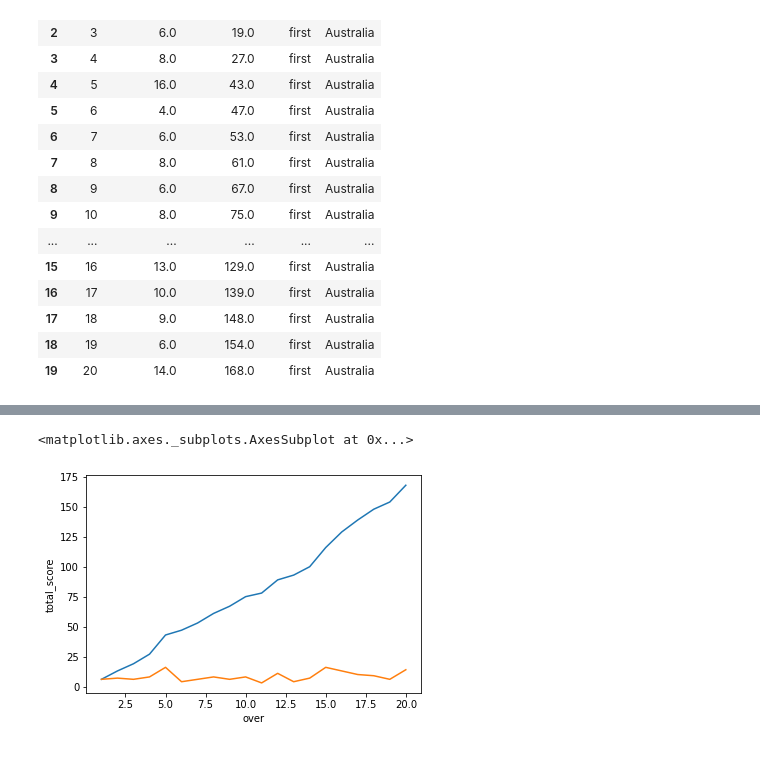
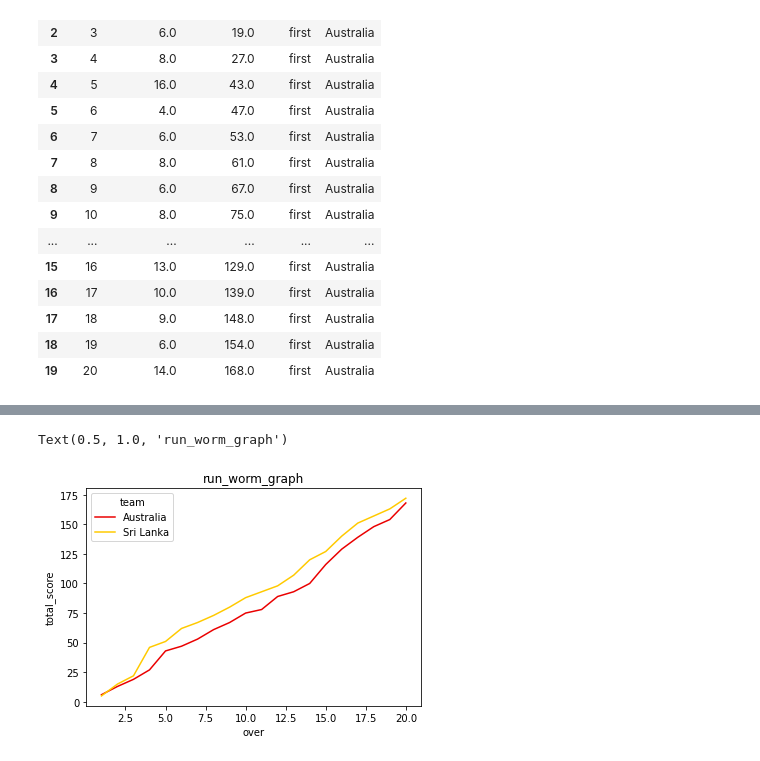
Before and after one commit to sweetyjunnarkar/icc-data-analysis, a Jupyter notebook: Sweety_Junnarkar_Guided_Project.ipynb, the cells around one changed output, grey strips where cells are left out. Saved outputs shown, nothing was run; the diff lists cells and outputs as text; code cells hidden in the pictures.

Commit message:
secondcommit

```diff
--- a/Sweety_Junnarkar_Guided_Project.ipynb
+++ b/Sweety_Junnarkar_Guided_Project.ipynb
@@ -90,7 +90,7 @@ first_innings_dict['1st innings'].keys()
 # %% [output]
 dict_keys(['team', 'deliveries'])
 # %%
-fisrt_innings_deliveries=first_innings_dict['1st innings']['deliveries']
+first_innings_deliveries=first_innings_dict['1st innings']['deliveries']
 second_innings_deliveries = second_innings_dict['2nd innings']['deliveries']
 # %%
 first_innings_dict['1st innings']['deliveries'][0]
@@ -153,7 +153,7 @@ first_innings_run_df.head()
 | 3 | 4 | 8.0 | 27.0 |
 | 4 | 5 | 16.0 | 43.0 |
 # %%
-def get_innings_score(innings_deliverie):
+def get_innings_score(innings_deliveries):
   innings_deliveries_df=pd.DataFrame(columns=['delivery_number','run_scored'])
   for delivery in innings_deliveries:
     delivery_num=list(delivery.keys())[0]
@@ -212,5 +212,6 @@ first_innings_run_df
 | 18 | 19 | 6.0 | 154.0 | first | Australia |
 | 19 | 20 | 14.0 | 168.0 | first | Australia |
 # %%
-match_score=pd.concat(first_innings_run_df,second_innings_run_df)
+match_score = pd.concat([first_innings_run_df,second_innings_run_df])
+match_score.head()
 # %% [output]
@@ -218,6 +224,6 @@ TypeError: ignored
-# %%
-sns.lineplot(data=first_innings_run_df,x='over',y='total_score')
-sns.lineplot(data=first_innings_run_df,x='over',y='run_scored')
-# %% [output]
-<matplotlib.axes._subplots.AxesSubplot at 0x...>
-[figure, removed]
+# %%
+sns.lineplot(x="over", y="total_score",data=match_score, hue="team",
+             style="team", palette="hot", dashes=False, legend="brief").set_title('run_worm_graph')
+# %% [output]
+Text(0.5, 1.0, 'run_worm_graph')
+[figure, added]
```
Also changed, not shown: parts of 3 cells of this notebook.
